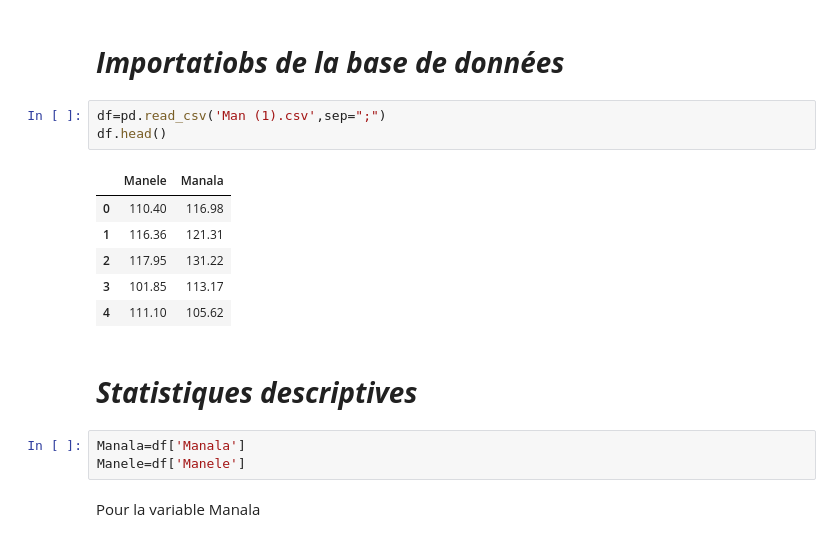
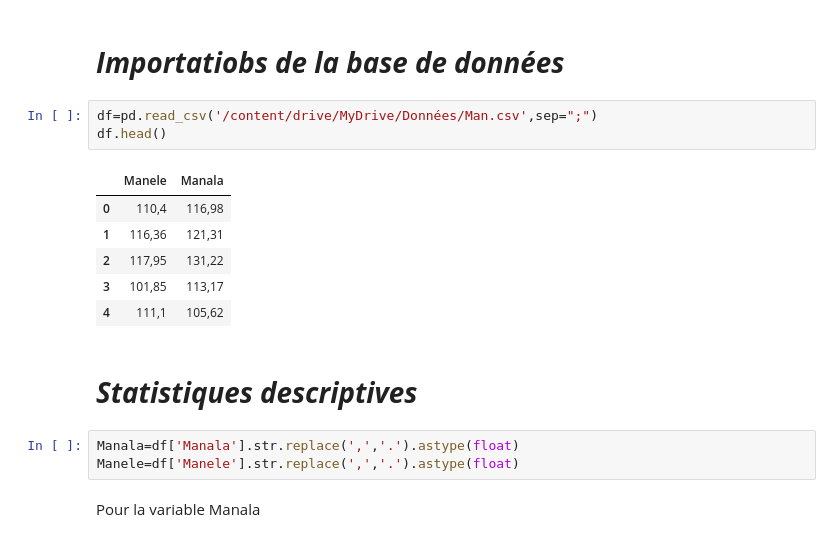
Before and after one commit to bigirimanainnocent12/Test-T-de-student-pour-deux-chantillons-ind-pendants, a Jupyter notebook: Test_T_de_Student_Pour_Deux_échantillons_Indépendants.ipynb, the cells around one changed output. Saved outputs shown, nothing was run; the diff lists cells and outputs as text.

```diff
--- a/Test_T_de_Student_Pour_Deux_échantillons_Indépendants.ipynb
+++ b/Test_T_de_Student_Pour_Deux_échantillons_Indépendants.ipynb
@@ -18,20 +18,20 @@ import seaborn as sns
 # %% [markdown]
 # ***Importatiobs de la base de données***
 # %%
-df=pd.read_csv('Man (1).csv',sep=";")
+df=pd.read_csv('/content/drive/MyDrive/Données/Man.csv',sep=";")
 df.head()
 # %% [output]
 |  | Manele | Manala |
-| 0 | 110.40 | 116.98 |
-| 1 | 116.36 | 121.31 |
-| 2 | 117.95 | 131.22 |
-| 3 | 101.85 | 113.17 |
-| 4 | 111.10 | 105.62 |
+| 0 | 110,4 | 116,98 |
+| 1 | 116,36 | 121,31 |
+| 2 | 117,95 | 131,22 |
+| 3 | 101,85 | 113,17 |
+| 4 | 111,1 | 105,62 |
 # %% [markdown]
 # ***Statistiques descriptives***
 # %%
-Manala=df['Manala']
-Manele=df['Manele']
+Manala=df['Manala'].str.replace(',','.').astype(float)
+Manele=df['Manele'].str.replace(',','.').astype(float)
 # %% [markdown]
 Pour la variable Manala
 # %%
```
Also changed, not shown: parts of 20 cells of this notebook.
